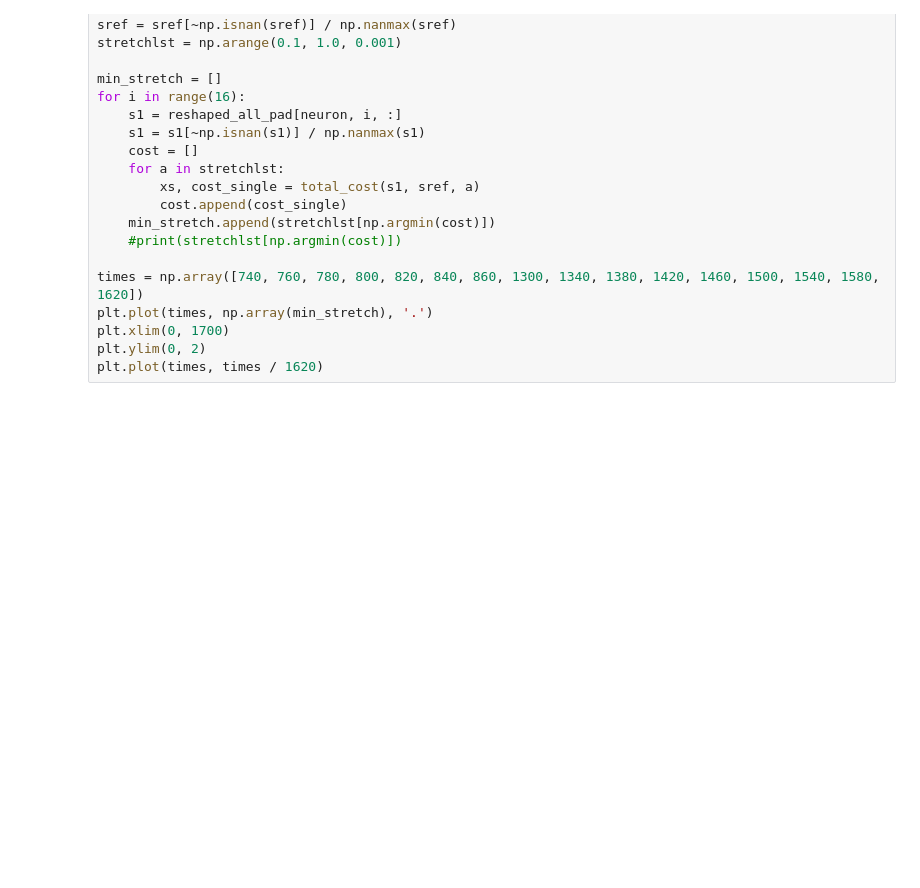
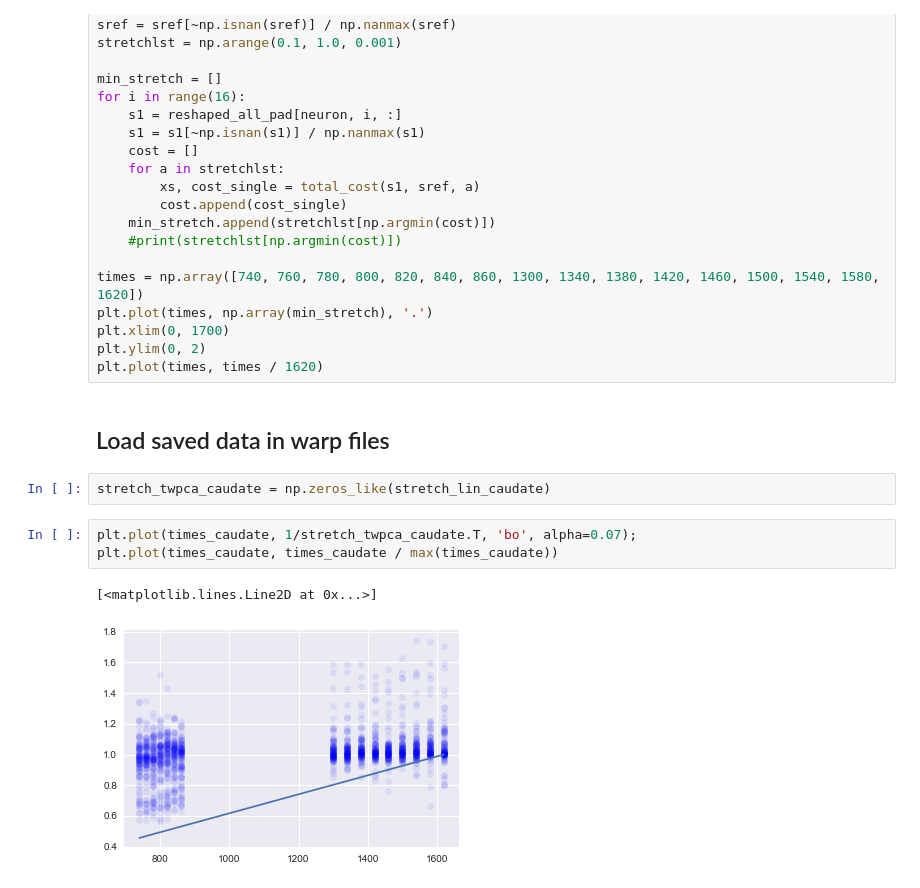
Before and after one commit to lmn93beo/twPCA-Neural-Analysis, a Jupyter notebook: time_warp_sinc.ipynb, the cells around one changed output. Saved outputs shown, nothing was run; the diff lists cells and outputs as text; blank space fills up the shorter version.

Commit message:
Reading from saved twpca warp files

```diff
--- a/time_warp_sinc.ipynb
+++ b/time_warp_sinc.ipynb
@@ -509,3 +470,13 @@ plt.plot(times, np.array(min_stretch), '.')
 plt.xlim(0, 1700)
 plt.ylim(0, 2)
 plt.plot(times, times / 1620)
+# %% [markdown]
+## Load saved data in warp files
+# %%
+stretch_twpca_caudate = np.zeros_like(stretch_lin_caudate)
+# %%
+plt.plot(times_caudate, 1/stretch_twpca_caudate.T, 'bo', alpha=0.07);
+plt.plot(times_caudate, times_caudate / max(times_caudate))
+# %% [output]
+[<matplotlib.lines.Line2D at 0x...>]
+[figure, added]
```
Also changed, not shown: parts of 13 cells of this notebook.
